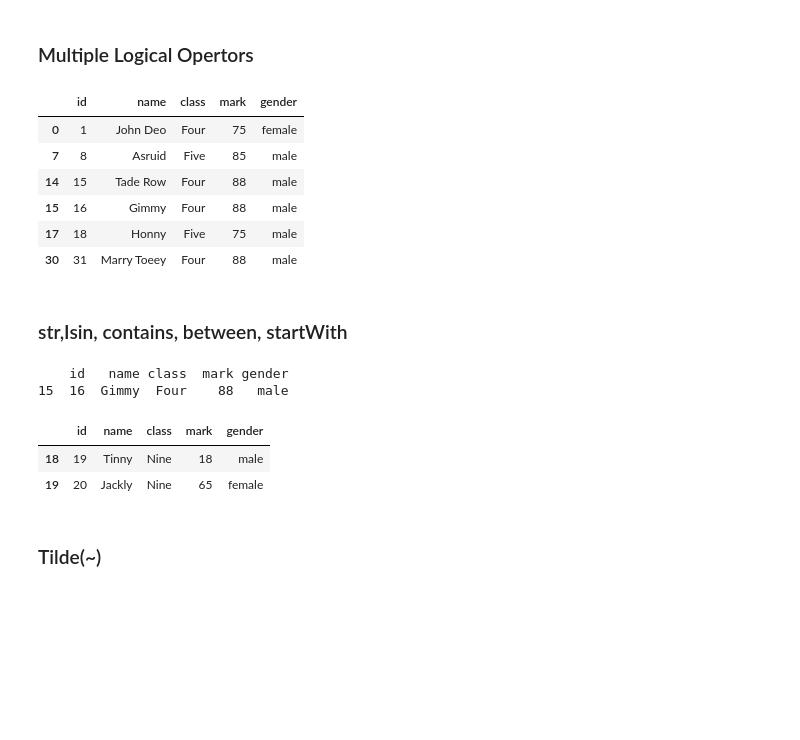
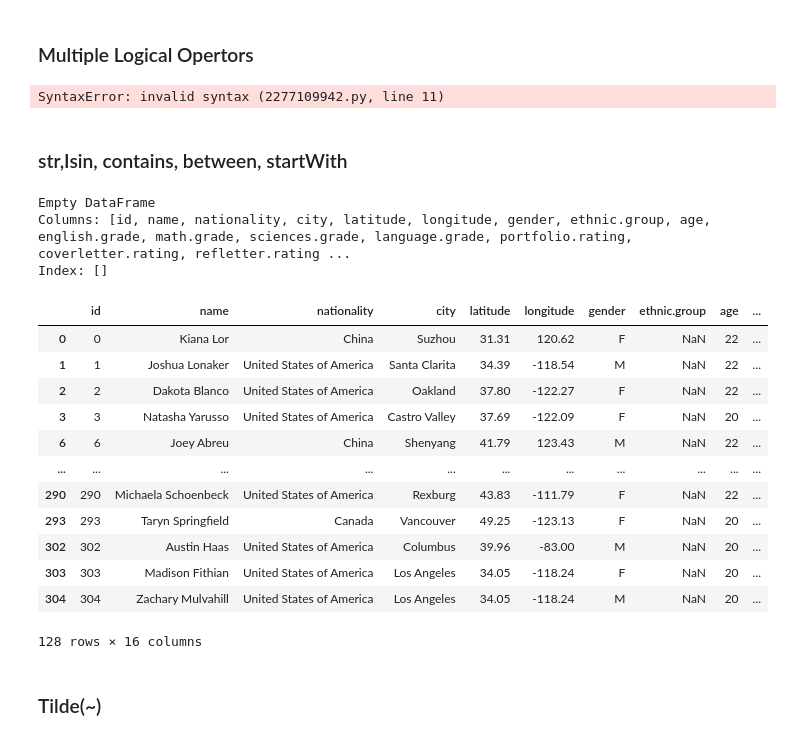
Before and after one commit to tekraj/python-programming, a Jupyter notebook: week-3-Data Analysis with Pandas.ipynb, the cells around one changed output. Cells and saved outputs as stored; diff of their text form; code cells hidden in the pictures; blank space fills up the shorter version.

```diff
--- a/week-3-Data Analysis with Pandas.ipynb
+++ b/week-3-Data Analysis with Pandas.ipynb
@@ -142,15 +137,15 @@ print(last_five_rows)          # Rows from index 30 to last index (dataframe)
 - We can use single labels, lists of labels, or slices of labels
 # %%
 # Selecting rows based on label
-students = pd.read_csv('data/student.csv')
+students = pd.read_csv('data/student-dataset.csv')
 first_row = students.loc[1]
 first_two_rows = students.loc[0:1]
 print(first_row)                    # Row with label 1 (index) labels can be string, date etc
 print(first_two_rows)                  # Rows with labels 0 to 1
 
 # # Selecting specific rows to columns
-first_five_stds_with_name_to_marks = students.loc[0:4,'name':'mark']
-print(first_five_stds_with_name_to_marks)         # Rov ws 0 to 2, columns name to mark
+first_five_stds_with_name_to_nationality = students.loc[0:4,'name':'nationality']
+print(first_five_stds_with_name_to_nationality)         # Rows 0 to 2, columns name to nationality
 
 # select only particular rows and columns
 first_and_second_row_with_name_and_gender = students.loc[[5, 20], ['name', 'gender']]
@@ -250,42 +294,54 @@ boys.head()
 # %% [markdown]
 ### Multiple Logical Opertors
-# %%
-#  students  of class 'four' and have marks above 80
-class_four_high_marks = students[ (students['class'] == 'Four')  & (students['mark'] > 80) ]
-class_four_high_marks.head()
-
-# students of class 'four' and 'Five' and have marks above 70
-stds_of_fout_five = students[( ( students['class'] =='Four' ) | (students['class']=='Five') )  & (students['mark']>70)]
-stds_of_fout_five
-# %% [output]
-|  | id | name | class | mark | gender |
-| 0 | 1 | John Deo | Four | 75 | female |
-| 7 | 8 | Asruid | Five | 85 | male |
-| 14 | 15 | Tade Row | Four | 88 | male |
-| 15 | 16 | Gimmy | Four | 88 | male |
-| 17 | 18 | Honny | Five | 75 | male |
-| 30 | 31 | Marry Toeey | Four | 88 | male |
+# %%
+from IPython.display import display
+#  students having grades greater than 3.5 in all subjects
+topper_students = students[ (students['math.grade'] > 3.6)  & (students['english.grade'] > 3.6) ]
+
+# students with grade than 3.8 in at least one subject
+std_with_highest_mark = students[(students['english.grade']>=3.8) | (students['math.grade']>=3.8) ]
+display(std_with_highest_mark)
+
+# find all indian female students
+# with age greater thant 23 and grade in maths greater than 4
+students[]
+# %% [output]
+SyntaxError: invalid syntax (2277109942.py, line 11)
 # %% [markdown]
 ### str,Isin, contains, between, startWith
 # %%
-# students whose name starts with 'J'
+# students name starts with 'J'
 stds_with_name_j = students[students.name.str.startswith('J')]
 stds_with_name_j.head()
 
 stds_with_name_gimmy = students[students.name.str.contains('Gimmy')]
 print(stds_with_name_gimmy)
-# students with marks between 40 and 50
-stds_with_name_j = students[students.mark.between(40,50)]
+# students with maths.grade  between 4 and 5
+stds_with_name_j = students[students['math.grade'].between(4,5)]
 stds_with_name_j.head()
 
-# students of class Nine or Ten
-class_nine_or_ten = students[students['class'].isin(['Nine', 'Ten'])]
-class_nine_or_ten
+# chinese or american students
+chinese_or_american_students = \
+            students[students['nationality'].isin(['China', 'America'])]
+chinese_or_american_students
+
+# students with age between 20-24
 # %% [output]
-    id   name class  mark gender
-15  16  Gimmy  Four    88   male
+Empty DataFrame
+Columns: [id, name, nationality, city, latitude, longitude, gender, ethnic.group, age, english.grade, math.grade, sciences.grade, language.grade, portfolio.rating, coverletter.rating, refletter.rating ...
+Index: []
-|  | id | name | class | mark | gender |
-| 18 | 19 | Tinny | Nine | 18 | male |
-| 19 | 20 | Jackly | Nine | 65 | female |
+|  | id | name | nationality | city | latitude | longitude | gender | ethnic.group | age | ... |
+| 0 | 0 | Kiana Lor | China | Suzhou | 31.31 | 120.62 | F | NaN | 22 | ... |
+| 1 | 1 | Joshua Lonaker | United States of America | Santa Clarita | 34.39 | -118.54 | M | NaN | 22 | ... |
+| 2 | 2 | Dakota Blanco | United States of America | Oakland | 37.80 | -122.27 | F | NaN | 22 | ... |
+| 3 | 3 | Natasha Yarusso | United States of America | Castro Valley | 37.69 | -122.09 | F | NaN | 20 | ... |
+| 6 | 6 | Joey Abreu | China | Shenyang | 41.79 | 123.43 | M | NaN | 22 | ... |
+| ... | ... | ... | ... | ... | ... | ... | ... | ... | ... | ... |
+| 290 | 290 | Michaela Schoenbeck | United States of America | Rexburg | 43.83 | -111.79 | F | NaN | 22 | ... |
+| 293 | 293 | Taryn Springfield | Canada | Vancouver | 49.25 | -123.13 | F | NaN | 20 | ... |
+| 302 | 302 | Austin Haas | United States of America | Columbus | 39.96 | -83.00 | M | NaN | 20 | ... |
+| 303 | 303 | Madison Fithian | United States of America | Los Angeles | 34.05 | -118.24 | F | NaN | 20 | ... |
+| 304 | 304 | Zachary Mulvahill | United States of America | Los Angeles | 34.05 | -118.24 | M | NaN | 20 | ... |
+128 rows × 16 columns
 # %% [markdown]
 ### Tilde(~)
```
Also changed, not shown: parts of 27 cells of this notebook, 20 other files.
